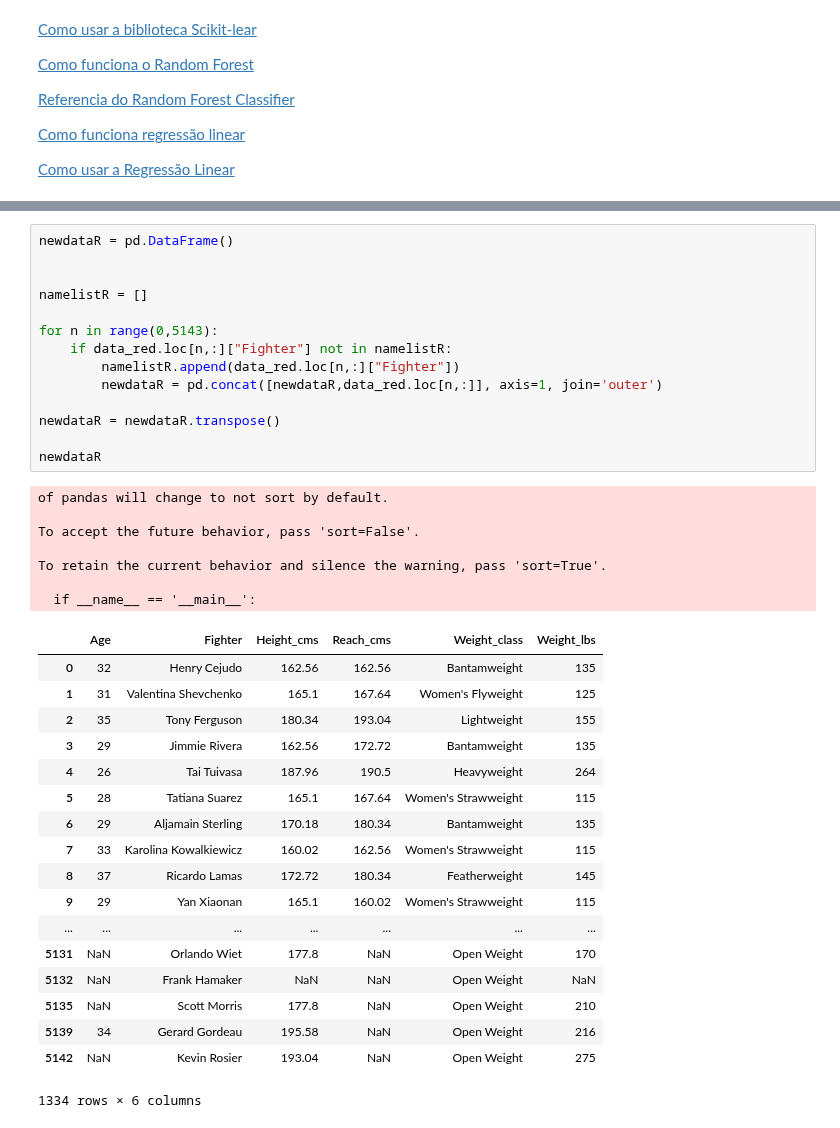
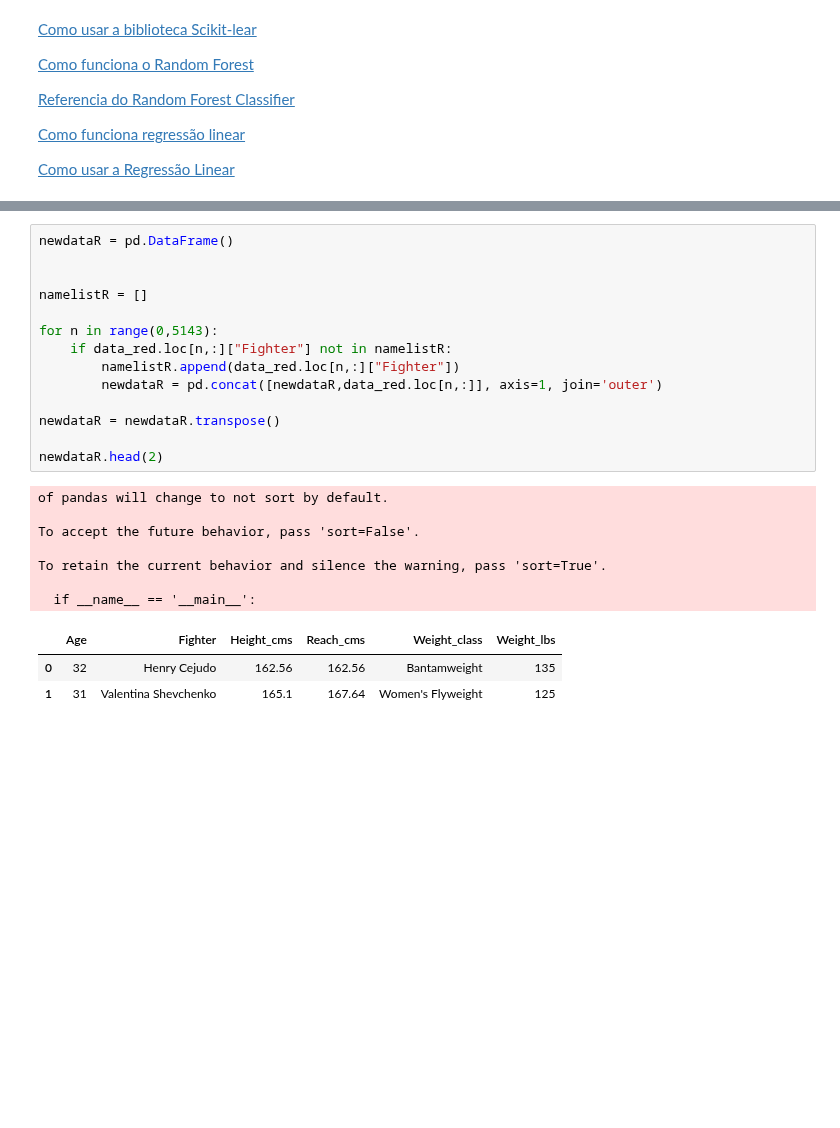
Before and after one commit to VergaraC/Dados_P3, a Jupyter notebook: Projeto3.ipynb, the cells around one changed output, grey strips where cells are left out. Saved outputs shown, nothing was run; the diff lists cells and outputs as text; blank space fills up the shorter version.

```diff
--- a/Projeto3.ipynb
+++ b/Projeto3.ipynb
@@ -406,42 +390,27 @@ data_red
 # %%
 newdataR = pd.DataFrame()
 
 
 namelistR = []
 
 for n in range(0,5143):
     if data_red.loc[n,:]["Fighter"] not in namelistR:
         namelistR.append(data_red.loc[n,:]["Fighter"])
         newdataR = pd.concat([newdataR,data_red.loc[n,:]], axis=1, join='outer')
 
 newdataR = newdataR.transpose()
 
-newdataR
+newdataR.head(2)
 # %% [output]
 of pandas will change to not sort by default.
 
 To accept the future behavior, pass 'sort=False'.
 
 To retain the current behavior and silence the warning, pass 'sort=True'.
 
   if __name__ == '__main__':
 |  | Age | Fighter | Height_cms | Reach_cms | Weight_class | Weight_lbs |
 | 0 | 32 | Henry Cejudo | 162.56 | 162.56 | Bantamweight | 135 |
 | 1 | 31 | Valentina Shevchenko | 165.1 | 167.64 | Women's Flyweight | 125 |
-| 2 | 35 | Tony Ferguson | 180.34 | 193.04 | Lightweight | 155 |
-| 3 | 29 | Jimmie Rivera | 162.56 | 172.72 | Bantamweight | 135 |
-| 4 | 26 | Tai Tuivasa | 187.96 | 190.5 | Heavyweight | 264 |
-| 5 | 28 | Tatiana Suarez | 165.1 | 167.64 | Women's Strawweight | 115 |
-| 6 | 29 | Aljamain Sterling | 170.18 | 180.34 | Bantamweight | 135 |
-| 7 | 33 | Karolina Kowalkiewicz | 160.02 | 162.56 | Women's Strawweight | 115 |
-| 8 | 37 | Ricardo Lamas | 172.72 | 180.34 | Featherweight | 145 |
-| 9 | 29 | Yan Xiaonan | 165.1 | 160.02 | Women's Strawweight | 115 |
-| ... | ... | ... | ... | ... | ... | ... |
-| 5131 | NaN | Orlando Wiet | 177.8 | NaN | Open Weight | 170 |
-| 5132 | NaN | Frank Hamaker | NaN | NaN | Open Weight | NaN |
-| 5135 | NaN | Scott Morris | 177.8 | NaN | Open Weight | 210 |
-| 5139 | 34 | Gerard Gordeau | 195.58 | NaN | Open Weight | 216 |
-| 5142 | NaN | Kevin Rosier | 193.04 | NaN | Open Weight | 275 |
-1334 rows × 6 columns
 # %%
 newdataB = pd.DataFrame()
```
Also changed, not shown: parts of 11 cells of this notebook.
